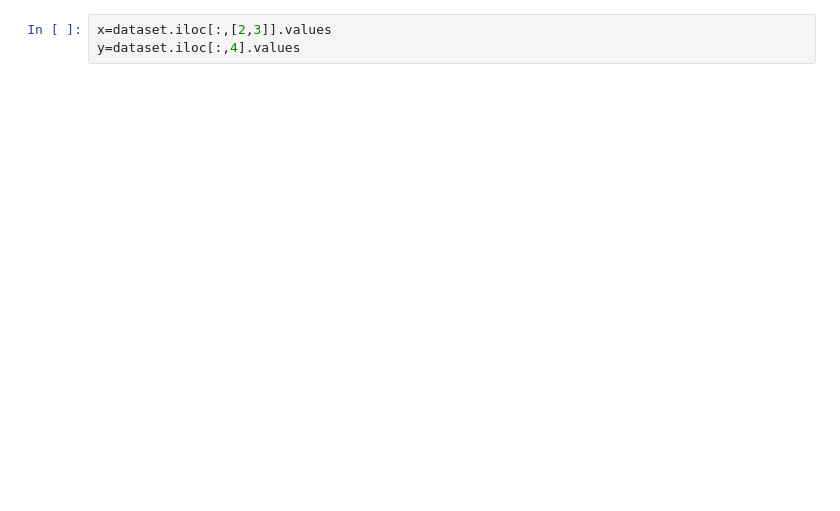
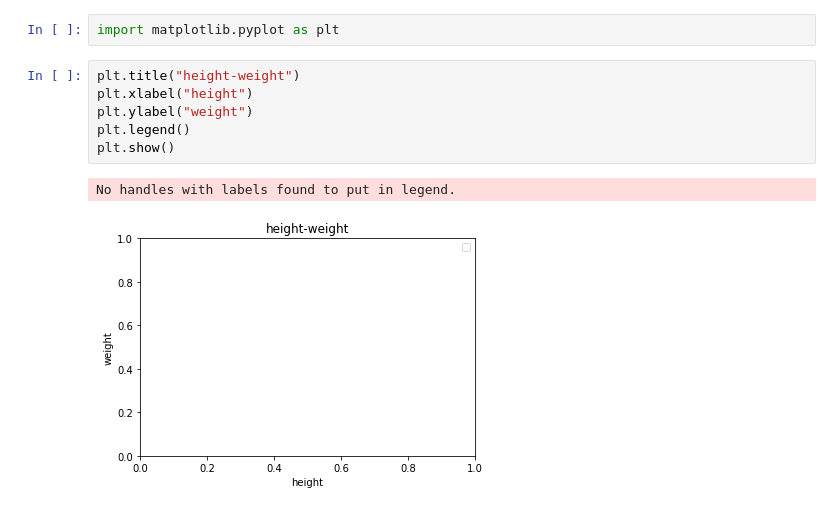
Before and after one commit to pulikantis/pandas, a Jupyter notebook: models.ipynb, the cells around one changed output. Drawn from its saved outputs; the diff is of its cells as text; blank space fills up the shorter version.

```diff
--- a/models.ipynb
+++ b/models.ipynb
@@ -17,3 +20,11 @@ dataset.head()
-# %%
-x=dataset.iloc[:,[2,3]].values
-y=dataset.iloc[:,4].values
+# %%
+import matplotlib.pyplot as plt
+# %%
+plt.title("height-weight")
+plt.xlabel("height")
+plt.ylabel("weight")
+plt.legend()
+plt.show()
+# %% [output]
+No handles with labels found to put in legend.
+[figure, added]
```
Also changed, not shown: parts of 23 cells of this notebook.
